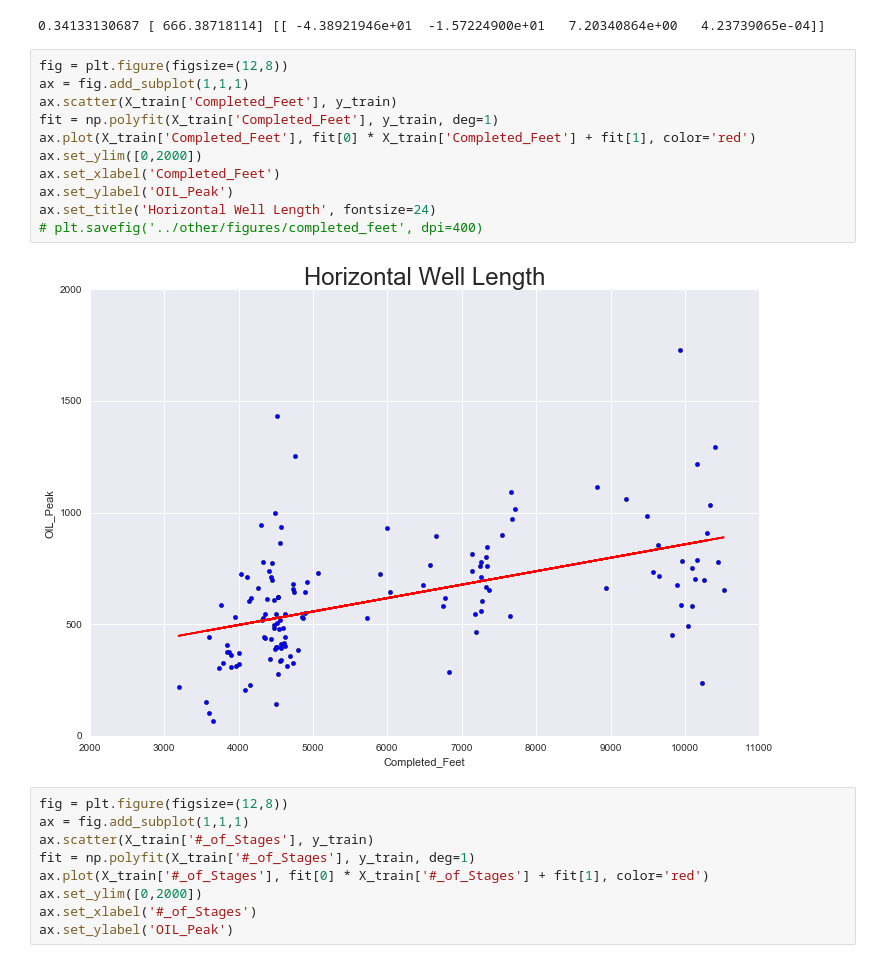
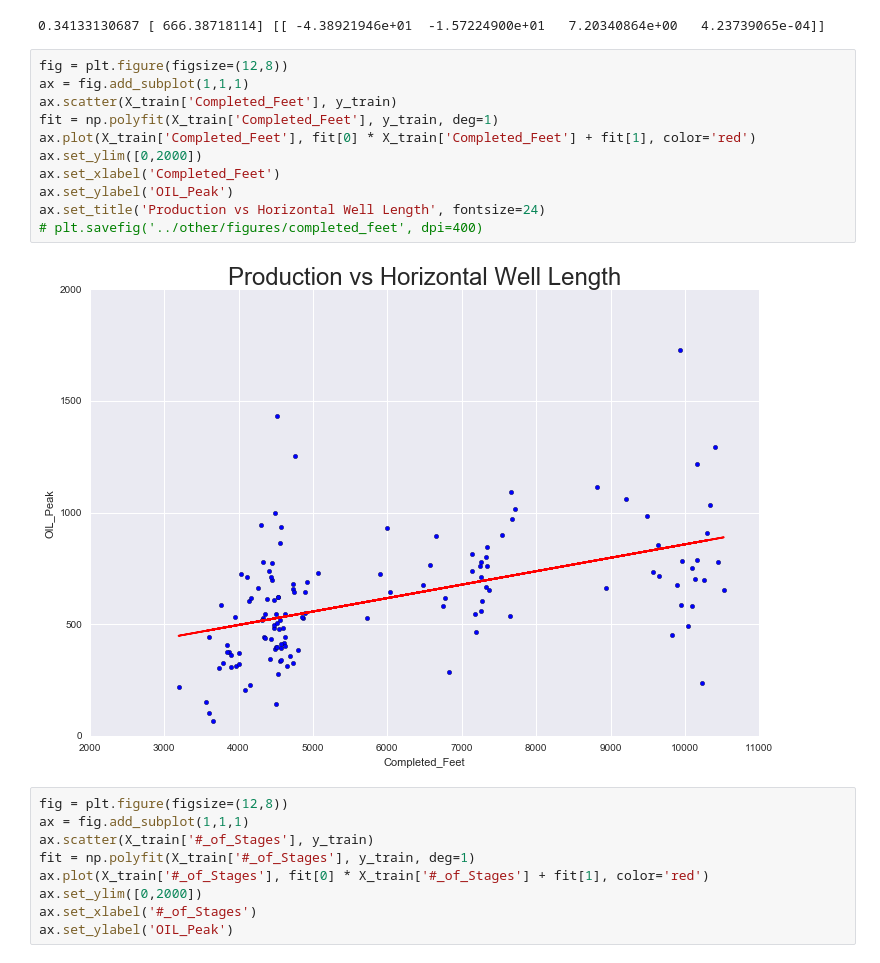
Before and after one commit to jpgrana/bayesian-approach-predicting-well-production, a Jupyter notebook: features.ipynb, the cells around one changed output. Saved outputs shown, nothing was run; the diff lists cells and outputs as text.

```diff
--- a/features.ipynb
+++ b/features.ipynb
@@ -162,16 +162,16 @@ print model.score(X_train[[u'Clusters/Stage', u'Perfs/Cluster', u'#_of_Stages',
 # %%
 fig = plt.figure(figsize=(12,8))
 ax = fig.add_subplot(1,1,1)
 ax.scatter(X_train['Completed_Feet'], y_train)
 fit = np.polyfit(X_train['Completed_Feet'], y_train, deg=1)
 ax.plot(X_train['Completed_Feet'], fit[0] * X_train['Completed_Feet'] + fit[1], color='red')
 ax.set_ylim([0,2000])
 ax.set_xlabel('Completed_Feet')
 ax.set_ylabel('OIL_Peak')
-ax.set_title('Horizontal Well Length', fontsize=24)
+ax.set_title('Production vs Horizontal Well Length', fontsize=24)
 # plt.savefig('../other/figures/completed_feet', dpi=400)
 # %% [output]
-[figure, old version]
+[figure, new version]
 # %%
 fig = plt.figure(figsize=(12,8))
 ax = fig.add_subplot(1,1,1)
```
Also changed, not shown: 2 other files.
